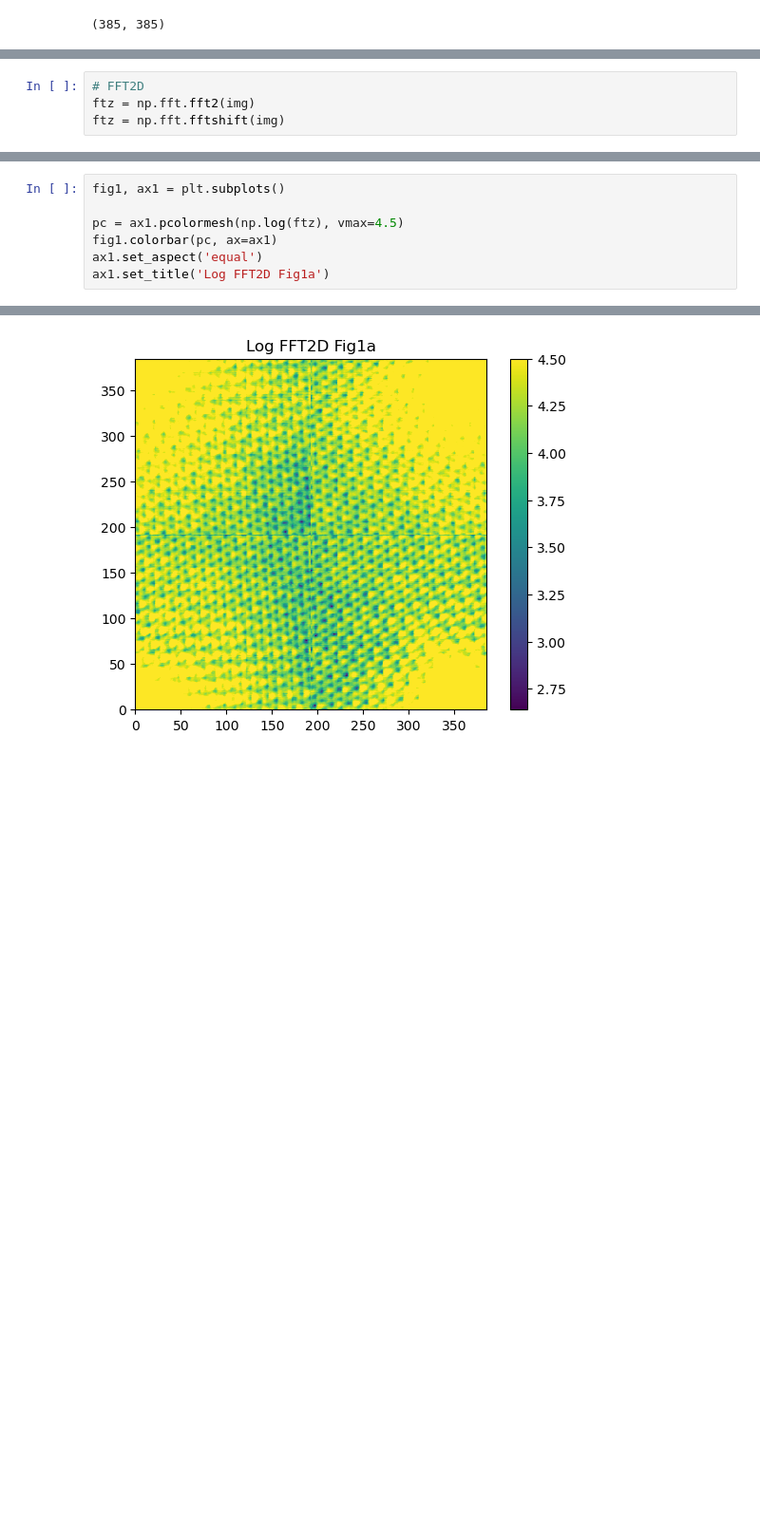
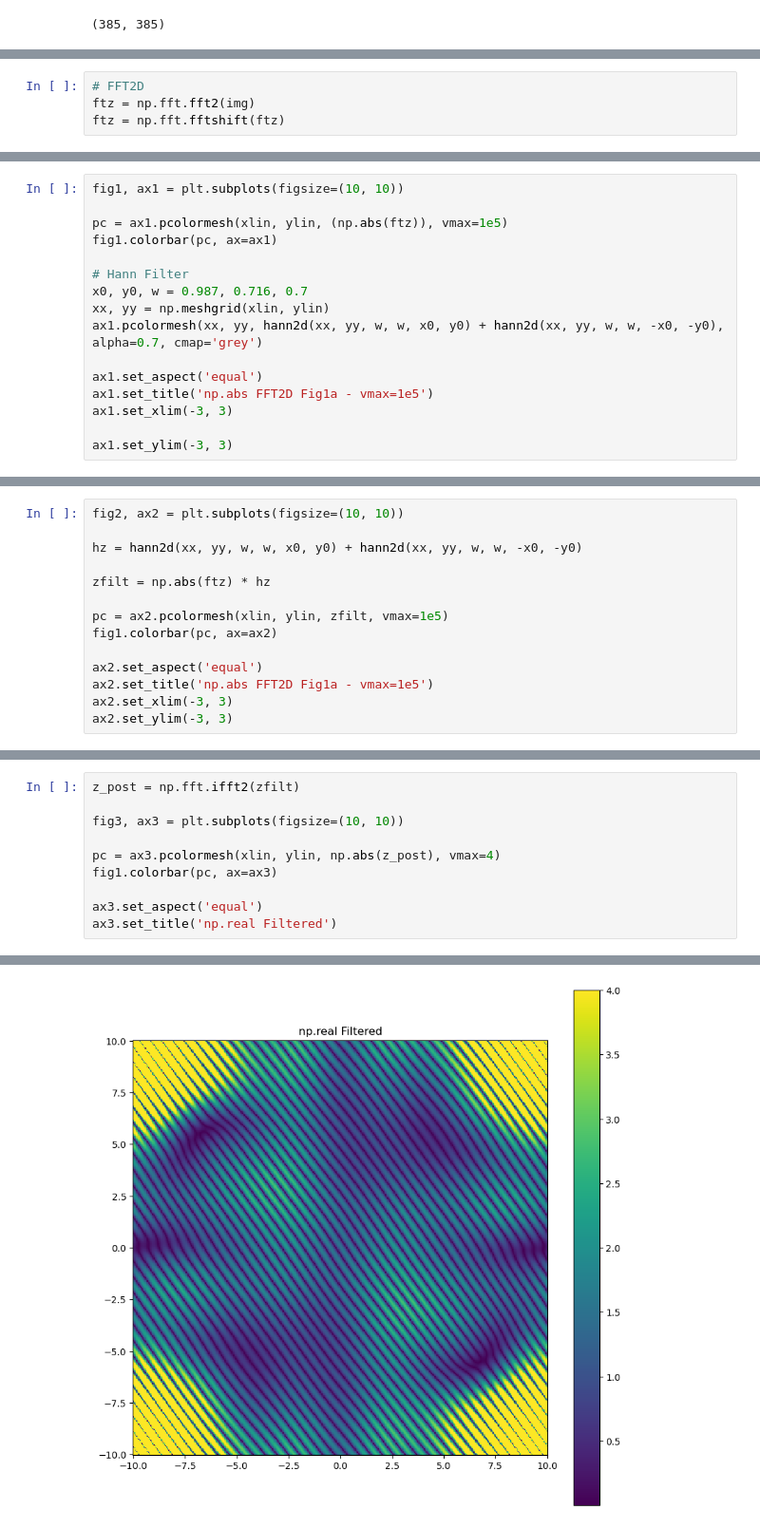
Before and after one commit to HollenLab/QPI-Scattering, a Jupyter notebook: DutreixDataAnalysis/stm_process.ipynb, the cells around one changed output, grey strips where cells are left out. Shown at 95% size. Cells and saved outputs as stored; diff of their text form; blank space fills up the shorter version.

```diff
--- a/DutreixDataAnalysis/stm_process.ipynb
+++ b/DutreixDataAnalysis/stm_process.ipynb
@@ -28,4 +28,4 @@ Text(0.5, 1.0, 'Dutreix Fig1a')
 # %%
 # FFT2D
 ftz = np.fft.fft2(img)
-ftz = np.fft.fftshift(img)
+ftz = np.fft.fftshift(ftz)
@@ -31,0 +52,16 @@ ftz = np.fft.fftshift(img)
+# %%
+fig1, ax1 = plt.subplots(figsize=(10, 10))
+
+pc = ax1.pcolormesh(xlin, ylin, (np.abs(ftz)), vmax=1e5)
+fig1.colorbar(pc, ax=ax1)
+
+# Hann Filter
+x0, y0, w = 0.987, 0.716, 0.7
+xx, yy = np.meshgrid(xlin, ylin)
+ax1.pcolormesh(xx, yy, hann2d(xx, yy, w, w, x0, y0) + hann2d(xx, yy, w, w, -x0, -y0), alpha=0.7, cmap='grey')
+
+ax1.set_aspect('equal')
+ax1.set_title('np.abs FFT2D Fig1a - vmax=1e5')
+ax1.set_xlim(-3, 3)
+
+ax1.set_ylim(-3, 3)
@@ -31,0 +71,14 @@ ftz = np.fft.fftshift(img)
+# %%
+fig2, ax2 = plt.subplots(figsize=(10, 10))
+
+hz = hann2d(xx, yy, w, w, x0, y0) + hann2d(xx, yy, w, w, -x0, -y0)
+
+zfilt = np.abs(ftz) * hz
+
+pc = ax2.pcolormesh(xlin, ylin, zfilt, vmax=1e5)
+fig1.colorbar(pc, ax=ax2)
+
+ax2.set_aspect('equal')
+ax2.set_title('np.abs FFT2D Fig1a - vmax=1e5')
+ax2.set_xlim(-3, 3)
+ax2.set_ylim(-3, 3)
@@ -32,8 +88,11 @@ ftz = np.fft.fftshift(img)
 # %%
-fig1, ax1 = plt.subplots()
+z_post = np.fft.ifft2(zfilt)
 
-pc = ax1.pcolormesh(np.log(ftz), vmax=4.5)
-fig1.colorbar(pc, ax=ax1)
-ax1.set_aspect('equal')
-ax1.set_title('Log FFT2D Fig1a')
+fig3, ax3 = plt.subplots(figsize=(10, 10))
+
+pc = ax3.pcolormesh(xlin, ylin, np.abs(z_post), vmax=4)
+fig1.colorbar(pc, ax=ax3)
+
+ax3.set_aspect('equal')
+ax3.set_title('np.real Filtered')
 # %% [output]
@@ -41 +100 @@ Text(0.5, 1.0, 'Log FFT2D Fig1a')
-[figure, old version]
+[figure, new version]
```
Also changed, not shown: parts of 7 cells of this notebook, 7 other files.
